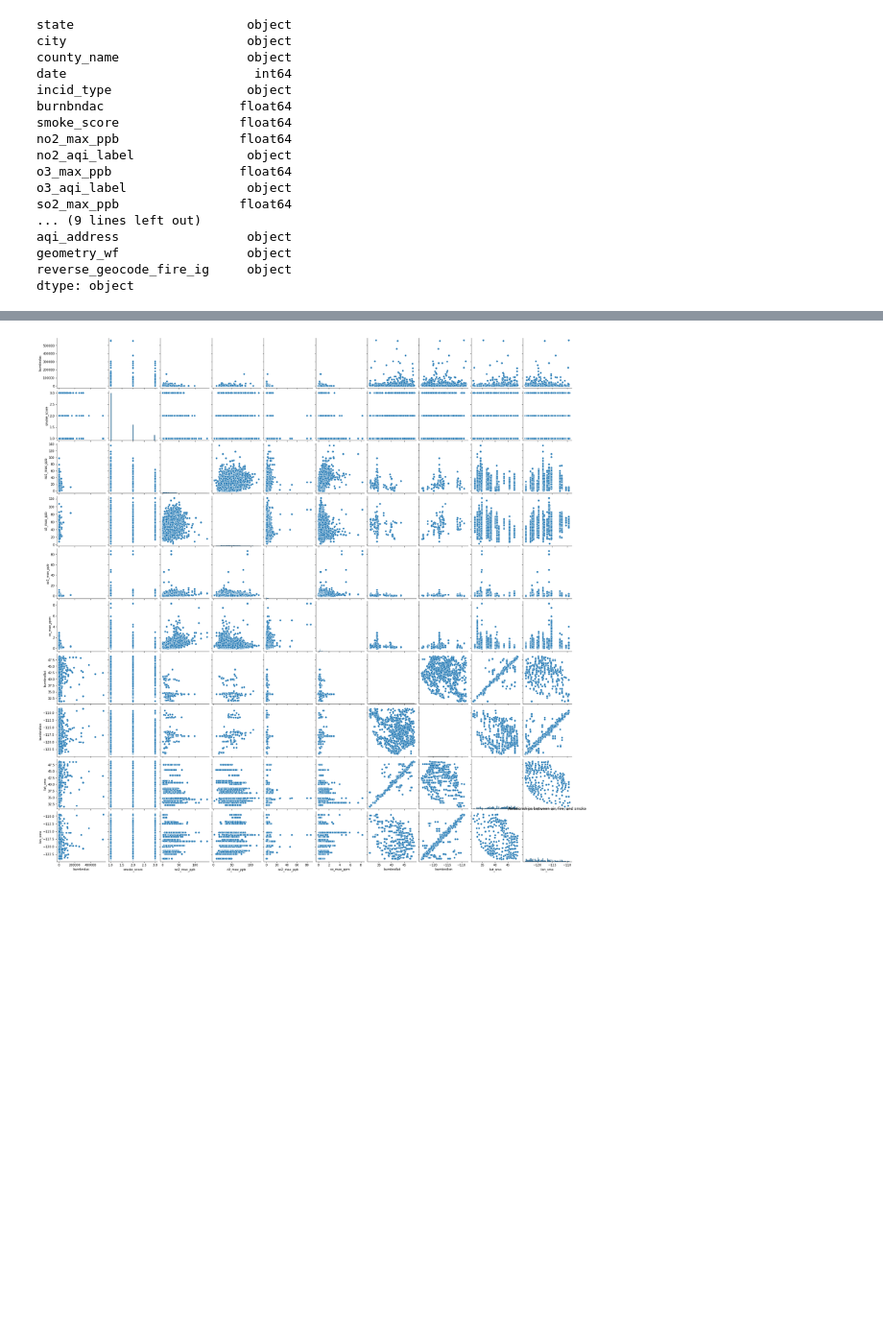
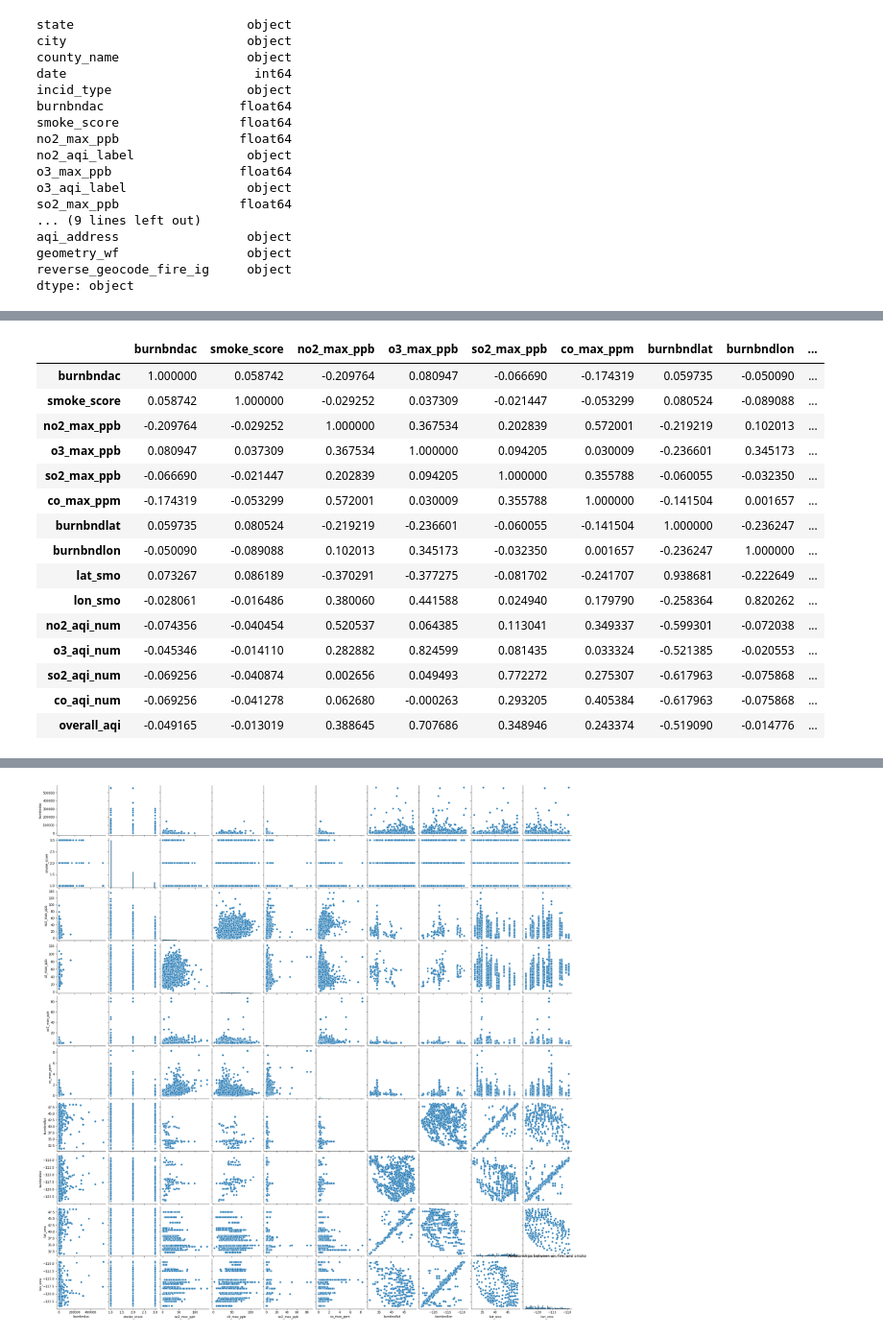
Before and after one commit to rileydr/AirQuality-USWest, a Jupyter notebook: code/va-EDA.ipynb, the cells around one changed output, grey strips where cells are left out. Shown at 96% size. Saved outputs shown, nothing was run; the diff lists cells and outputs as text; code cells hidden in the pictures; blank space fills up the shorter version.

```diff
--- a/code/va-EDA.ipynb
+++ b/code/va-EDA.ipynb
@@ -621,0 +648,22 @@ merged.describe().round(2).T
+# %%
+#relationships
+#df.corr()!
+
+merged.corr()
+# %% [output]
+|  | burnbndac | smoke_score | no2_max_ppb | o3_max_ppb | so2_max_ppb | co_max_ppm | burnbndlat | burnbndlon | ... |
+| burnbndac | 1.000000 | 0.058742 | -0.209764 | 0.080947 | -0.066690 | -0.174319 | 0.059735 | -0.050090 | ... |
+| smoke_score | 0.058742 | 1.000000 | -0.029252 | 0.037309 | -0.021447 | -0.053299 | 0.080524 | -0.089088 | ... |
+| no2_max_ppb | -0.209764 | -0.029252 | 1.000000 | 0.367534 | 0.202839 | 0.572001 | -0.219219 | 0.102013 | ... |
+| o3_max_ppb | 0.080947 | 0.037309 | 0.367534 | 1.000000 | 0.094205 | 0.030009 | -0.236601 | 0.345173 | ... |
+| so2_max_ppb | -0.066690 | -0.021447 | 0.202839 | 0.094205 | 1.000000 | 0.355788 | -0.060055 | -0.032350 | ... |
+| co_max_ppm | -0.174319 | -0.053299 | 0.572001 | 0.030009 | 0.355788 | 1.000000 | -0.141504 | 0.001657 | ... |
+| burnbndlat | 0.059735 | 0.080524 | -0.219219 | -0.236601 | -0.060055 | -0.141504 | 1.000000 | -0.236247 | ... |
+| burnbndlon | -0.050090 | -0.089088 | 0.102013 | 0.345173 | -0.032350 | 0.001657 | -0.236247 | 1.000000 | ... |
+| lat_smo | 0.073267 | 0.086189 | -0.370291 | -0.377275 | -0.081702 | -0.241707 | 0.938681 | -0.222649 | ... |
+| lon_smo | -0.028061 | -0.016486 | 0.380060 | 0.441588 | 0.024940 | 0.179790 | -0.258364 | 0.820262 | ... |
+| no2_aqi_num | -0.074356 | -0.040454 | 0.520537 | 0.064385 | 0.113041 | 0.349337 | -0.599301 | -0.072038 | ... |
+| o3_aqi_num | -0.045346 | -0.014110 | 0.282882 | 0.824599 | 0.081435 | 0.033324 | -0.521385 | -0.020553 | ... |
+| so2_aqi_num | -0.069256 | -0.040874 | 0.002656 | 0.049493 | 0.772272 | 0.275307 | -0.617963 | -0.075868 | ... |
+| co_aqi_num | -0.069256 | -0.041278 | 0.062680 | -0.000263 | 0.293205 | 0.405384 | -0.617963 | -0.075868 | ... |
+| overall_aqi | -0.049165 | -0.013019 | 0.388645 | 0.707686 | 0.348946 | 0.243374 | -0.519090 | -0.014776 | ... |
```
Also changed, not shown: parts of 8 cells of this notebook, 2 other files.
